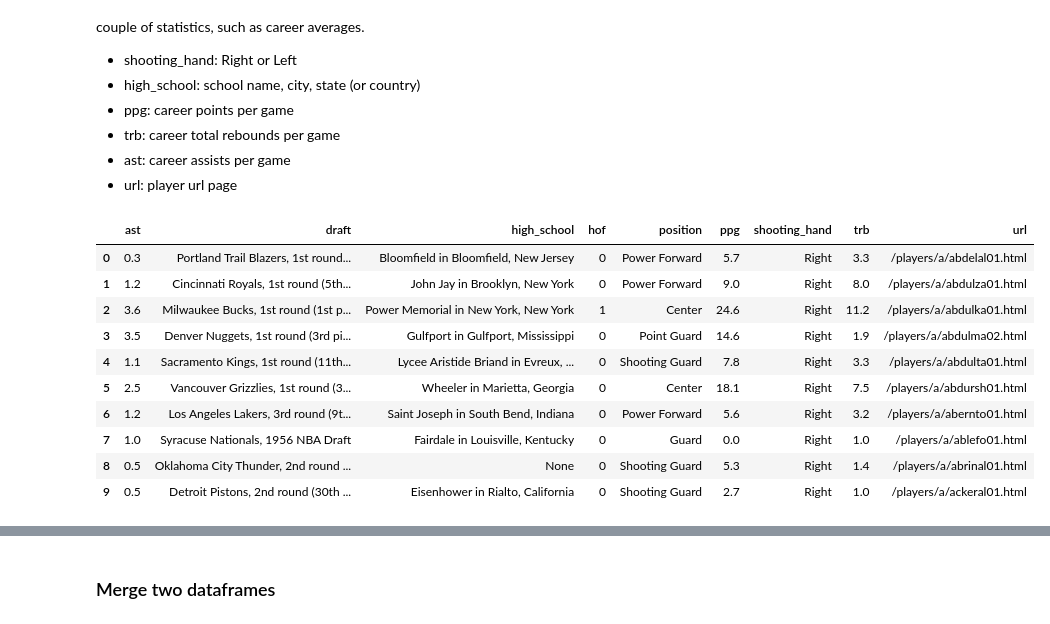
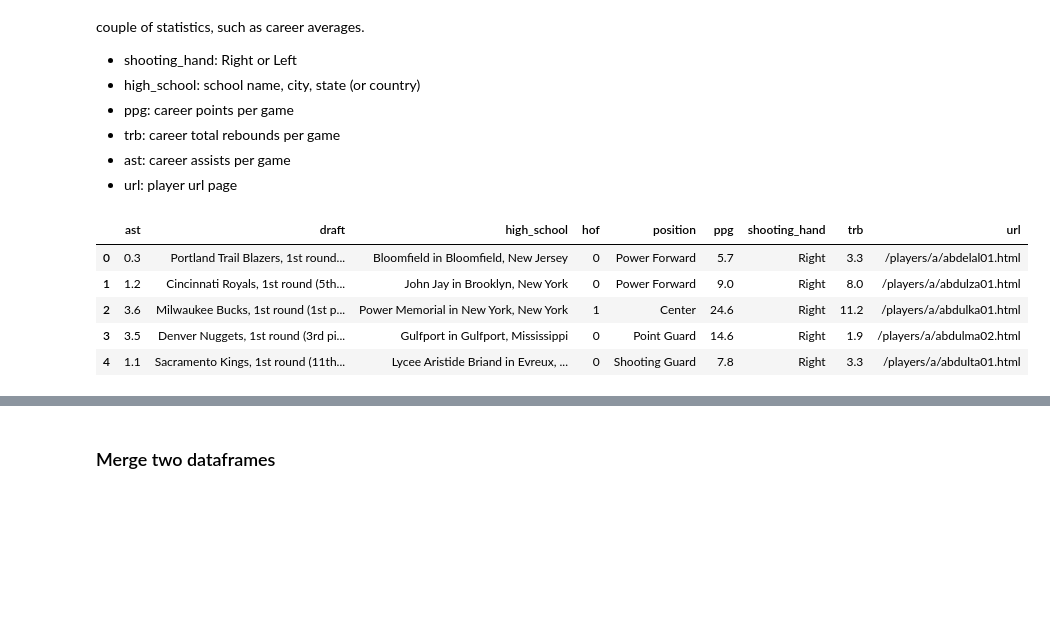
Before and after one commit to ymericson/NBA-player-info, a Jupyter notebook: NBA web scraping data.ipynb, the cells around one changed output, grey strips where cells are left out. Saved outputs shown, nothing was run; the diff lists cells and outputs as text; code cells hidden in the pictures; blank space fills up the shorter version.

```diff
--- a/NBA web scraping data.ipynb
+++ b/NBA web scraping data.ipynb
@@ -132,6 +132,7 @@ def player_detail_info(url):
     trb = None
     ast = None
     hof = 0
+    fgp = None
 
     # loop over personal info to get certain information
     for prow in p:
@@ -178,25 +179,20 @@ def player_detail_info(url):
     return player_entry
 # %%
 players_details_info_list = []
-for i,url in enumerate(players_general_df.url):
+for i,url in enumerate(players_general_df.url[:5]):
     try:
         players_details_info_list.append(player_detail_info(url))
     except:
         pass
 players_detail_df = pd.DataFrame(players_details_info_list) # convert to dateframe
 players_detail_df.head(10) # preview
 # %% [output]
 |  | ast | draft | high_school | hof | position | ppg | shooting_hand | trb | url |
 | 0 | 0.3 | Portland Trail Blazers, 1st round... | Bloomfield in Bloomfield, New Jersey | 0 | Power Forward | 5.7 | Right | 3.3 | /players/a/abdelal01.html |
 | 1 | 1.2 | Cincinnati Royals, 1st round (5th... | John Jay in Brooklyn, New York | 0 | Power Forward | 9.0 | Right | 8.0 | /players/a/abdulza01.html |
 | 2 | 3.6 | Milwaukee Bucks, 1st round (1st p... | Power Memorial in New York, New York | 1 | Center | 24.6 | Right | 11.2 | /players/a/abdulka01.html |
 | 3 | 3.5 | Denver Nuggets, 1st round (3rd pi... | Gulfport in Gulfport, Mississippi | 0 | Point Guard | 14.6 | Right | 1.9 | /players/a/abdulma02.html |
 | 4 | 1.1 | Sacramento Kings, 1st round (11th... | Lycee Aristide Briand in Evreux, ... | 0 | Shooting Guard | 7.8 | Right | 3.3 | /players/a/abdulta01.html |
-| 5 | 2.5 | Vancouver Grizzlies, 1st round (3... | Wheeler in Marietta, Georgia | 0 | Center | 18.1 | Right | 7.5 | /players/a/abdursh01.html |
-| 6 | 1.2 | Los Angeles Lakers, 3rd round (9t... | Saint Joseph in South Bend, Indiana | 0 | Power Forward | 5.6 | Right | 3.2 | /players/a/abernto01.html |
-| 7 | 1.0 | Syracuse Nationals, 1956 NBA Draft | Fairdale in Louisville, Kentucky | 0 | Guard | 0.0 | Right | 1.0 | /players/a/ablefo01.html |
-| 8 | 0.5 | Oklahoma City Thunder, 2nd round ... | None | 0 | Shooting Guard | 5.3 | Right | 1.4 | /players/a/abrinal01.html |
-| 9 | 0.5 | Detroit Pistons, 2nd round (30th ... | Eisenhower in Rialto, California | 0 | Shooting Guard | 2.7 | Right | 1.0 | /players/a/ackeral01.html |
 # %%
 # split high school into state
 def split_hs(hsString):
```
Also changed, not shown: 13 other files.
